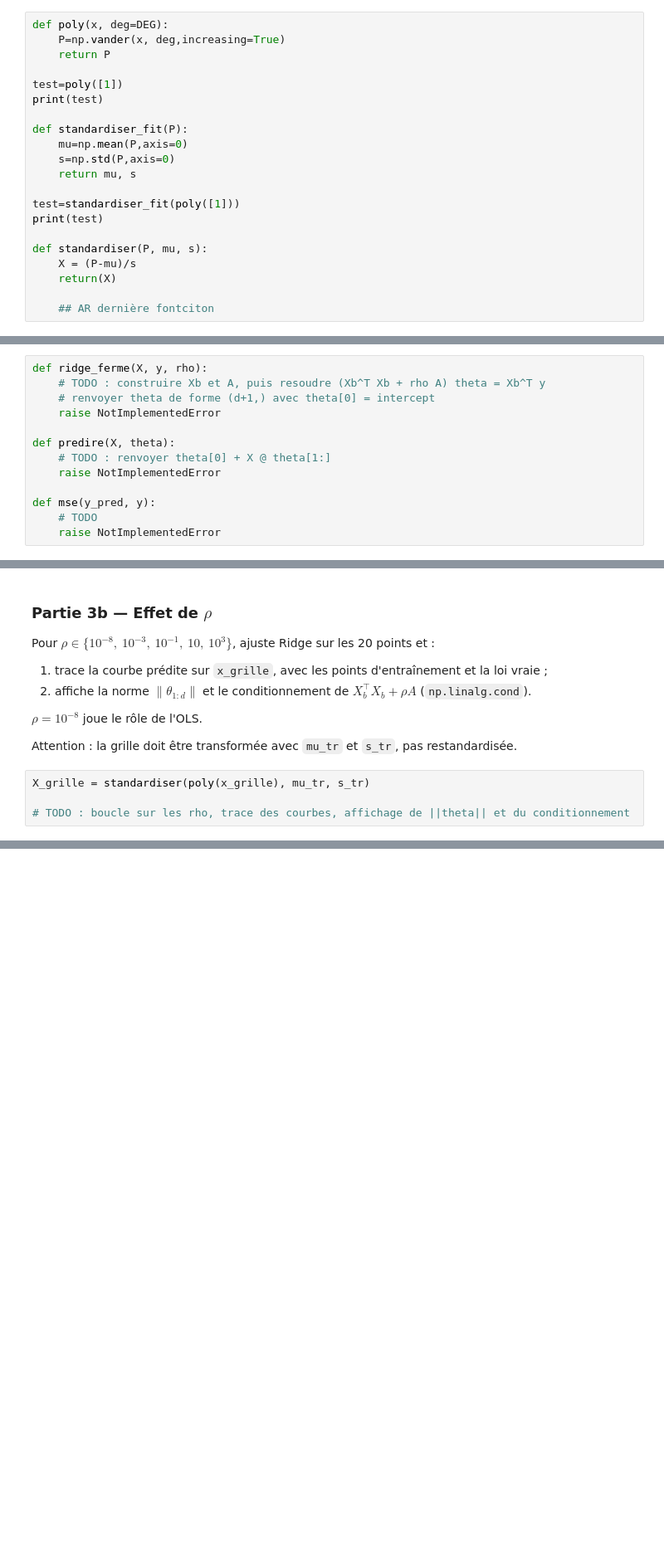
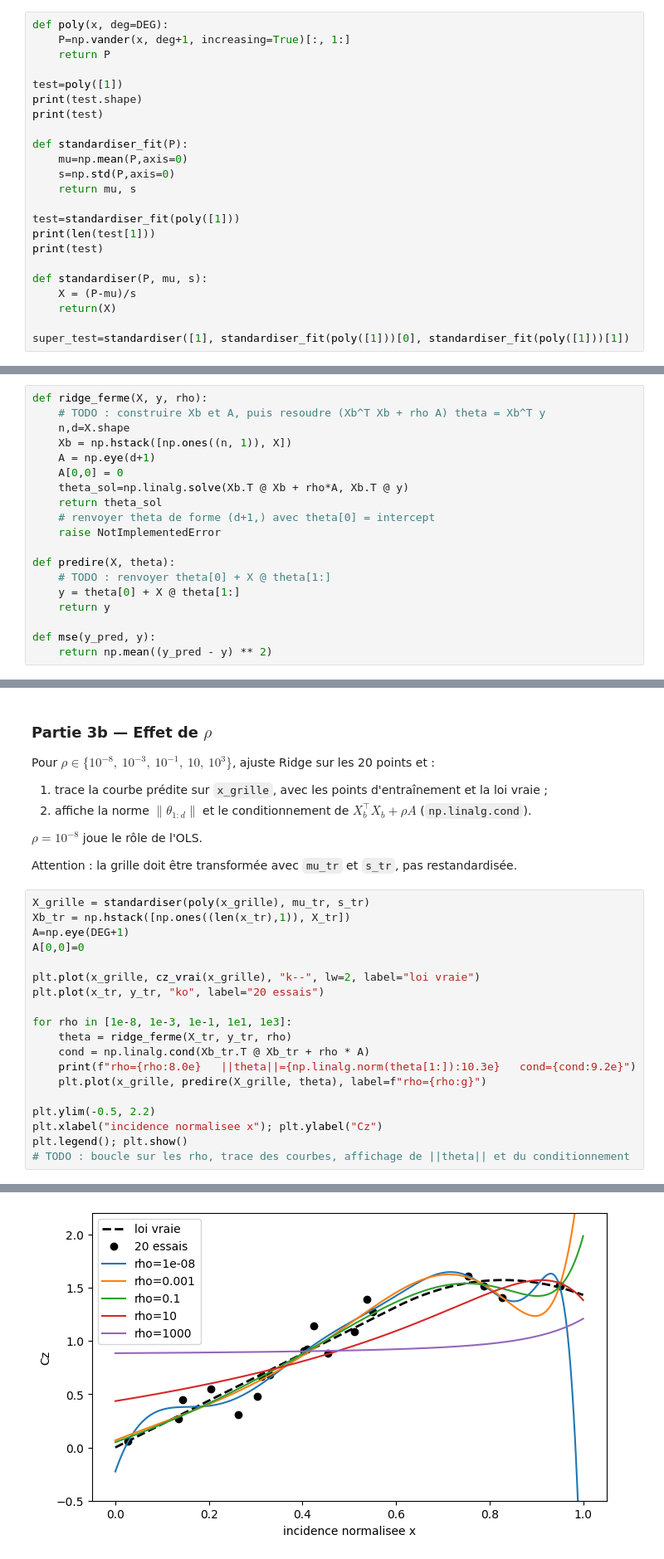
Before and after one commit to Cody-ai-cloud/sessions_calculs, a Jupyter notebook: B13_ridge_validation_croisee.ipynb, the cells around one changed output, grey strips where cells are left out. Shown at 83% size. Drawn from its saved outputs; the diff is of its cells as text; blank space fills up the shorter version.

Commit message:
Exercice Ridge Partie 1

```diff
--- a/B13_ridge_validation_croisee.ipynb
+++ b/B13_ridge_validation_croisee.ipynb
@@ -80,10 +80,11 @@ $$X_{ij} = \frac{P_{ij} - \mu_{j}}{s_{j}}$$
 Utilise `np.std` avec son option par défaut (`ddof=0`), comme `StandardScaler`.
 # %%
 def poly(x, deg=DEG):
-    P=np.vander(x, deg,increasing=True)
+    P=np.vander(x, deg+1, increasing=True)[:, 1:]
     return P
 
 test=poly([1])
+print(test.shape)
 print(test)
 
 def standardiser_fit(P):
@@ -92,11 +93,12 @@ def standardiser_fit(P):
     return mu, s
 
 test=standardiser_fit(poly([1]))
+print(len(test[1]))
 print(test)
 
 def standardiser(P, mu, s):
     X = (P-mu)/s
     return(X)
 
-    ## AR dernière fontciton
+super_test=standardiser([1], standardiser_fit(poly([1]))[0], standardiser_fit(poly([1]))[1])
 # %% [output]
@@ -135,16 +139,22 @@ La prédiction vaut $\hat{y} = \theta_{0} + X\,\theta_{1:d}$.
 # %%
 def ridge_ferme(X, y, rho):
     # TODO : construire Xb et A, puis resoudre (Xb^T Xb + rho A) theta = Xb^T y
+    n,d=X.shape
+    Xb = np.hstack([np.ones((n, 1)), X])
+    A = np.eye(d+1)
+    A[0,0] = 0
+    theta_sol=np.linalg.solve(Xb.T @ Xb + rho*A, Xb.T @ y)
+    return theta_sol
     # renvoyer theta de forme (d+1,) avec theta[0] = intercept
     raise NotImplementedError
 
 def predire(X, theta):
     # TODO : renvoyer theta[0] + X @ theta[1:]
-    raise NotImplementedError
+    y = theta[0] + X @ theta[1:]
+    return y
 
 def mse(y_pred, y):
-    # TODO
-    raise NotImplementedError
+    return np.mean((y_pred - y) ** 2)
 # %%
 # Checkpoint 3
 from sklearn.linear_model import Ridge
@@ -170,5 +189,21 @@ $\rho = 10^{-8}$ joue le rôle de l'OLS.
 Attention : la grille doit être transformée avec `mu_tr` et `s_tr`, pas restandardisée.
 # %%
 X_grille = standardiser(poly(x_grille), mu_tr, s_tr)
+Xb_tr = np.hstack([np.ones((len(x_tr),1)), X_tr])
+A=np.eye(DEG+1)
+A[0,0]=0
 
+plt.plot(x_grille, cz_vrai(x_grille), "k--", lw=2, label="loi vraie")
+plt.plot(x_tr, y_tr, "ko", label="20 essais")
+
+for rho in [1e-8, 1e-3, 1e-1, 1e1, 1e3]:
+    theta = ridge_ferme(X_tr, y_tr, rho)
+    cond = np.linalg.cond(Xb_tr.T @ Xb_tr + rho * A)
+    print(f"rho={rho:8.0e}   ||theta||={np.linalg.norm(theta[1:]):10.3e}   cond={cond:9.2e}")
+    plt.plot(x_grille, predire(X_grille, theta), label=f"rho={rho:g}")
+
+plt.ylim(-0.5, 2.2)
+plt.xlabel("incidence normalisee x"); plt.ylabel("Cz")
+plt.legend(); plt.show()
 # TODO : boucle sur les rho, trace des courbes, affichage de ||theta|| et du conditionnement
+# %% [output]
@@ -175,3 +215,4 @@ X_grille = standardiser(poly(x_grille), mu_tr, s_tr)
+[figure, added]
 # %% [markdown]
 ## Partie 4 — Validation croisée 5-fold, à la main
 
```
Also changed, not shown: parts of 6 cells of this notebook.
